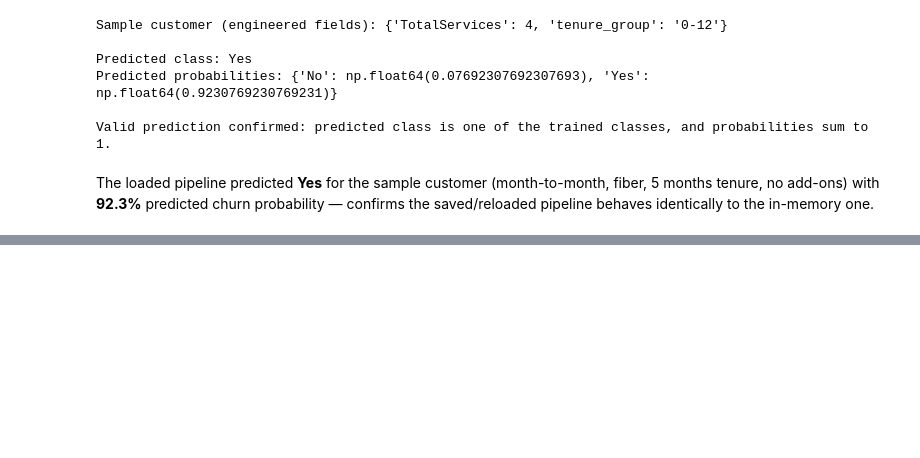
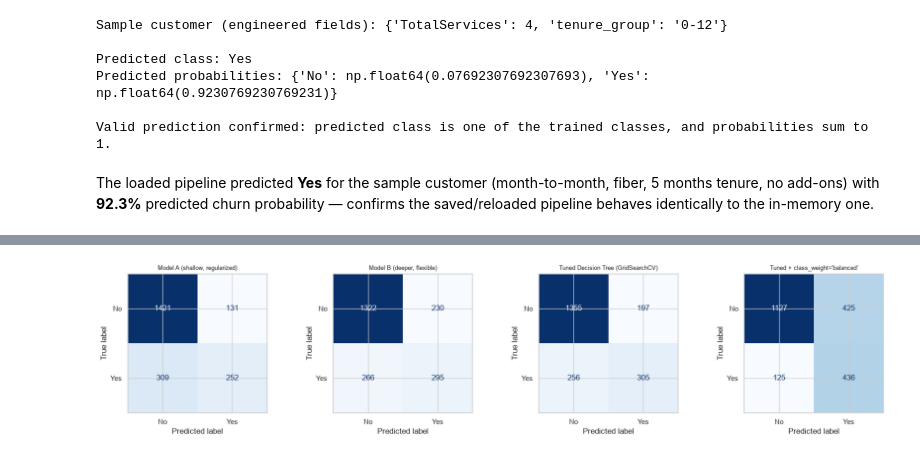
Before and after one commit to Khushboo09/telco-customer-churn, a Jupyter notebook: notebook/churn_analysis.ipynb, the cells around one changed output, grey strips where cells are left out. Drawn from its saved outputs; the diff is of its cells as text; code cells hidden in the pictures; blank space fills up the shorter version.

```diff
--- a/notebook/churn_analysis.ipynb
+++ b/notebook/churn_analysis.ipynb
@@ -1386,0 +1500,27 @@ The strongest churn drivers are contract type (month-to-month), low tenure, high
+# %%
+best_params = {k.replace("classifier__", ""): v for k, v in grid_search.best_params_.items()}
+
+balanced_classifier = DecisionTreeClassifier(
+    **best_params,
+    class_weight="balanced",
+    random_state=42,
+)
+
+balanced_pipeline = Pipeline(steps=[
+    ("preprocessor", clone(preprocessor)),
+    ("classifier", balanced_classifier),
+])
+balanced_pipeline.fit(X_train, y_train)
+y_pred_balanced = balanced_pipeline.predict(X_test)
+
+results.append({
+    "Model": "Tuned + class_weight='balanced'",
+    "Accuracy": accuracy_score(y_test, y_pred_balanced),
+    "Precision (Churn=Yes)": precision_score(y_test, y_pred_balanced, pos_label="Yes"),
+    "Recall (Churn=Yes)": recall_score(y_test, y_pred_balanced, pos_label="Yes"),
+    "F1 (Churn=Yes)": f1_score(y_test, y_pred_balanced, pos_label="Yes"),
+})
+fitted_pipelines["Tuned + class_weight='balanced'"] = balanced_pipeline
+
+comparison_df = pd.DataFrame(results).set_index("Model").round(4)
+comparison_df
@@ -1386,0 +1538,14 @@ The strongest churn drivers are contract type (month-to-month), low tenure, high
+# %%
+fig, axes = plt.subplots(1, len(fitted_pipelines), figsize=(4.5 * len(fitted_pipelines), 4))
+
+for ax, (name, pipe) in zip(axes, fitted_pipelines.items()):
+    y_pred = pipe.predict(X_test)
+    cm = confusion_matrix(y_test, y_pred, labels=["No", "Yes"])
+    disp = ConfusionMatrixDisplay(confusion_matrix=cm, display_labels=["No", "Yes"])
+    disp.plot(ax=ax, cmap="Blues", values_format="d", colorbar=False)
+    ax.set_title(name, fontsize=9)
+
+plt.tight_layout()
+plt.show()
+# %% [output]
+[figure, added]
```
Also changed, not shown: parts of 18 cells of this notebook, 2 other files.
